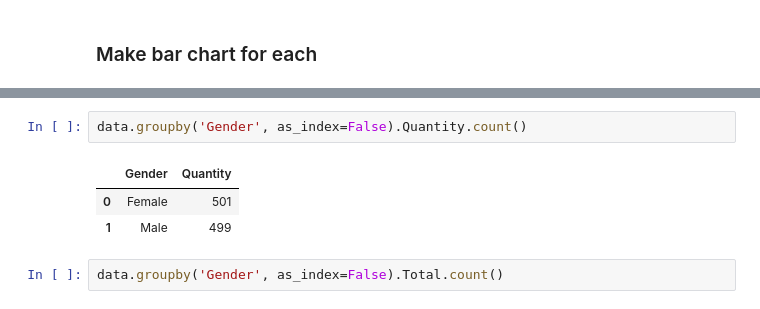
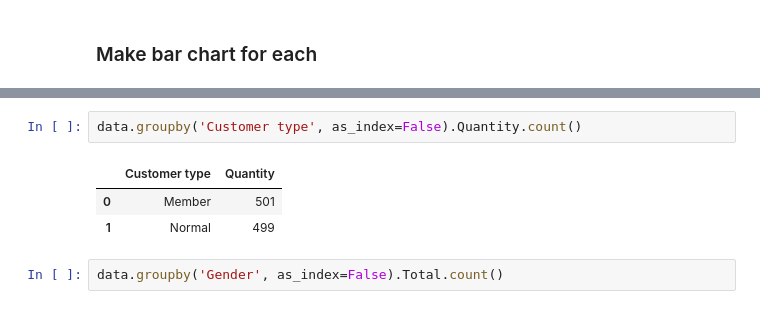
Before and after one commit to AAntunesNDS/supermarkt-sales, a Jupyter notebook: SupermarketSales.ipynb, the cells around one changed output, grey strips where cells are left out. Saved outputs shown, nothing was run; the diff lists cells and outputs as text.

```diff
--- a/SupermarketSales.ipynb
+++ b/SupermarketSales.ipynb
@@ -102,9 +171,9 @@ data.groupby('Gender', as_index=False).Rating.mean()
 # %%
-data.groupby('Gender', as_index=False).Quantity.count()
+data.groupby('Customer type', as_index=False).Quantity.count()
 # %% [output]
-|  | Gender | Quantity |
-| 0 | Female | 501 |
-| 1 | Male | 499 |
+|  | Customer type | Quantity |
+| 0 | Member | 501 |
+| 1 | Normal | 499 |
 # %%
 data.groupby('Gender', as_index=False).Total.count()
 # %% [output]
```
Also changed, not shown: parts of 22 cells of this notebook.
